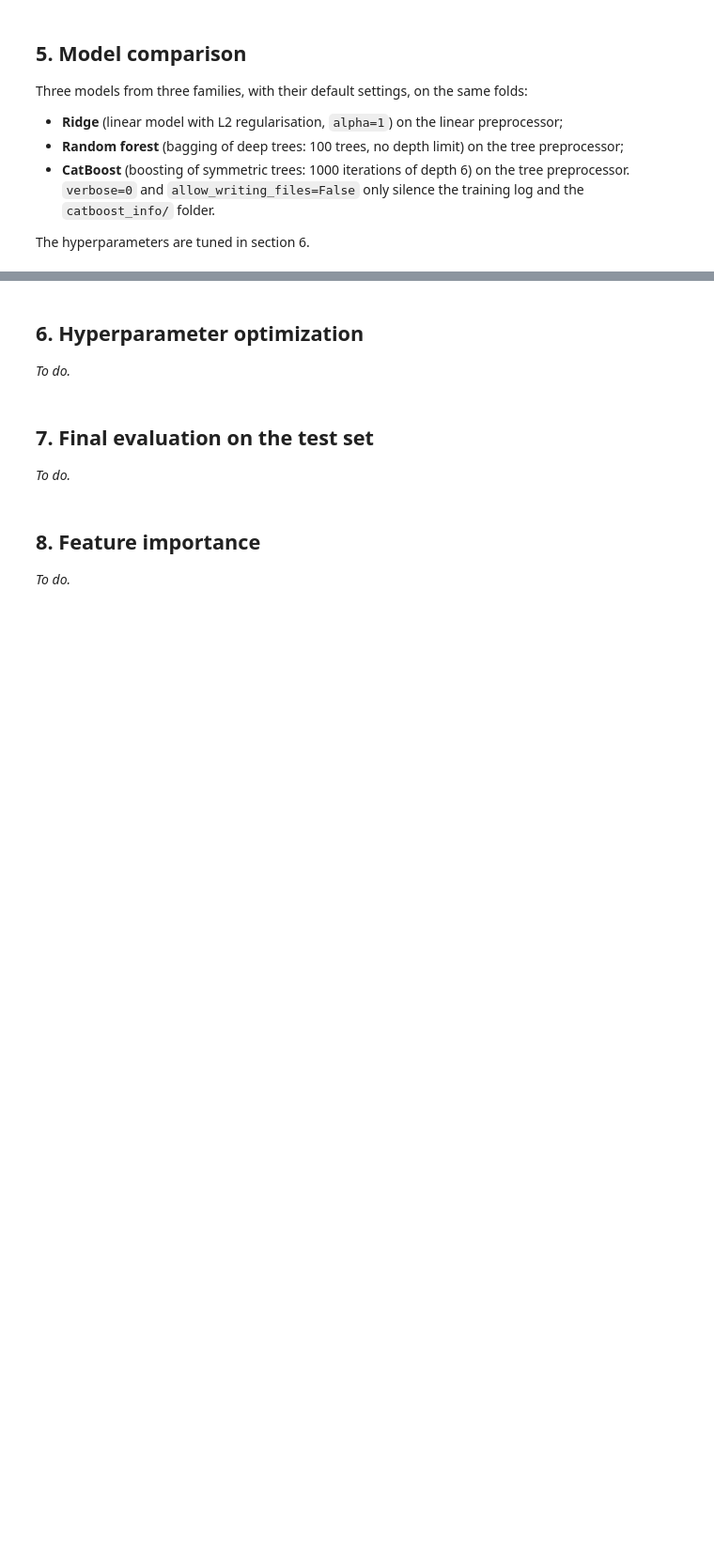
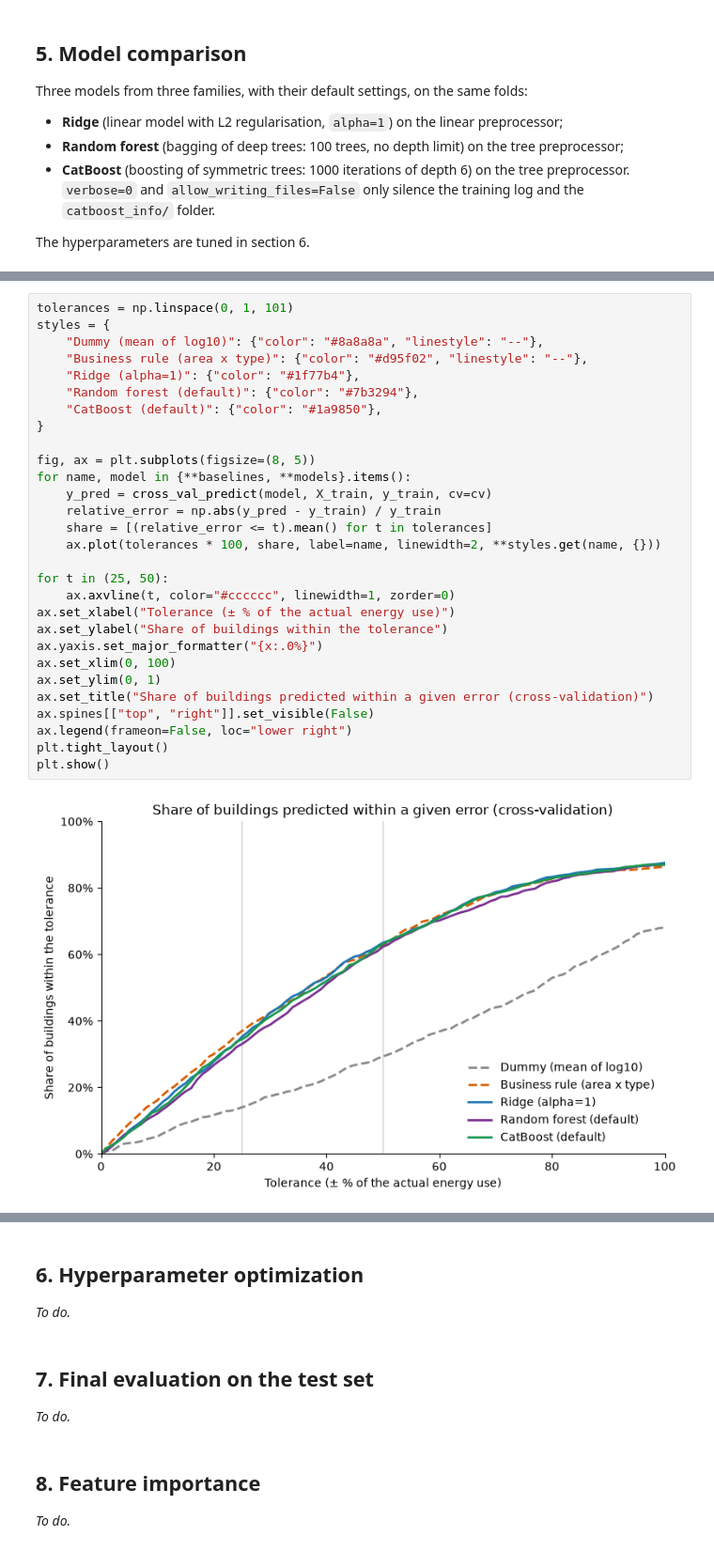
Before and after one commit to dapitch666/oc-p03-seattle-building-energy, a Jupyter notebook: notebooks/03_modeling.ipynb, the cells around one changed output, grey strips where cells are left out. Shown at 94% size. Drawn from its saved outputs; the diff is of its cells as text; blank space fills up the shorter version.

```diff
--- a/notebooks/03_modeling.ipynb
+++ b/notebooks/03_modeling.ipynb
@@ -636,3 +705,34 @@ kbtu_table(results)
+# %%
+tolerances = np.linspace(0, 1, 101)
+styles = {
+    "Dummy (mean of log10)": {"color": "#8a8a8a", "linestyle": "--"},
+    "Business rule (area x type)": {"color": "#d95f02", "linestyle": "--"},
+    "Ridge (alpha=1)": {"color": "#1f77b4"},
+    "Random forest (default)": {"color": "#7b3294"},
+    "CatBoost (default)": {"color": "#1a9850"},
+}
+
+fig, ax = plt.subplots(figsize=(8, 5))
+for name, model in {**baselines, **models}.items():
+    y_pred = cross_val_predict(model, X_train, y_train, cv=cv)
+    relative_error = np.abs(y_pred - y_train) / y_train
+    share = [(relative_error <= t).mean() for t in tolerances]
+    ax.plot(tolerances * 100, share, label=name, linewidth=2, **styles.get(name, {}))
+
+for t in (25, 50):
+    ax.axvline(t, color="#cccccc", linewidth=1, zorder=0)
+ax.set_xlabel("Tolerance (± % of the actual energy use)")
+ax.set_ylabel("Share of buildings within the tolerance")
+ax.yaxis.set_major_formatter("{x:.0%}")
+ax.set_xlim(0, 100)
+ax.set_ylim(0, 1)
+ax.set_title("Share of buildings predicted within a given error (cross-validation)")
+ax.spines[["top", "right"]].set_visible(False)
+ax.legend(frameon=False, loc="lower right")
+plt.tight_layout()
+plt.show()
+# %% [output]
+[figure, added]
 # %% [markdown]
 ### Reading the comparison
 
```
Also changed, not shown: parts of 11 cells of this notebook.
